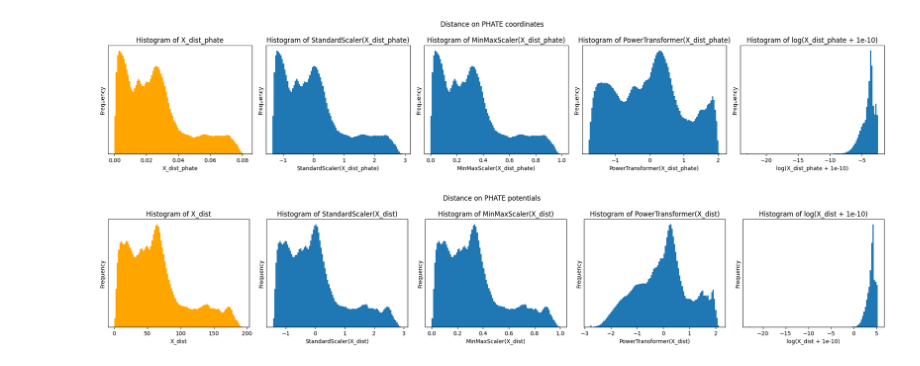
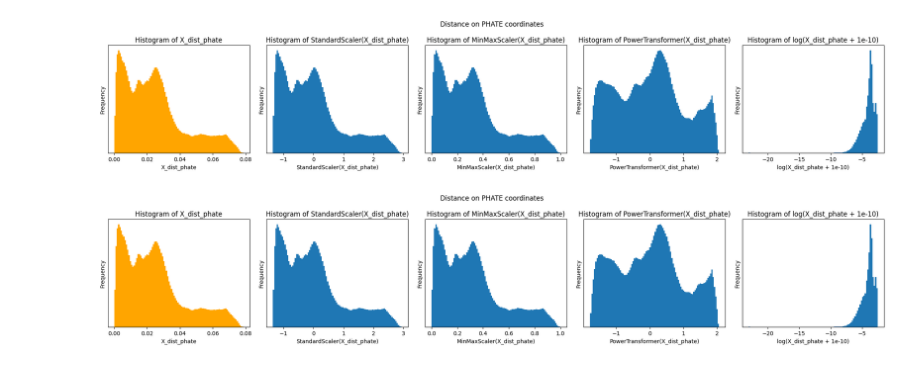
Before and after one commit to KrishnaswamyLab/GeometryAwareGenerativeAutoencoder, a Jupyter notebook: notebooks/eb_data_preprocessing.ipynb, the cells around one changed output. Saved outputs shown, nothing was run; the diff lists cells and outputs as text; code cells hidden in the pictures.

```diff
--- a/notebooks/eb_data_preprocessing.ipynb
+++ b/notebooks/eb_data_preprocessing.ipynb
@@ -180,51 +182,49 @@ plt.show()
 # %% [output]
 [figure]
 # %%
-ss = StandardScaler()
-mm = MinMaxScaler()
-pt = PowerTransformer()
+import torch
 fig, axs = plt.subplots(1, 5, figsize=(20, 4))
 
-# Plot histogram of X_dist
-axs[0].hist(X_dist.flatten(), bins=100, color='orange')
-axs[0].set_title("Histogram of X_dist")
-axs[0].set_xlabel("X_dist")
+# Plot histogram of X_dist_phate
+axs[0].hist(X_dist_phate.flatten(), bins=100, color='orange')
+axs[0].set_title("Histogram of X_dist_phate")
+axs[0].set_xlabel("X_dist_phate")
 axs[0].set_ylabel("Frequency")
 axs[0].set_yticks([])  # Turn off y ticks
 
-# Plot histogram of X_dist after StandardScaler transformation
-X_dist_ss = ss.fit_transform(X_dist.flatten().reshape(-1,1))
-axs[1].hist(X_dist_ss, bins=100)
-axs[1].set_title("Histogram of StandardScaler(X_dist)")
-axs[1].set_xlabel("StandardScaler(X_dist)")
+# Plot histogram of X_dist_phate after StandardScaler transformation
+X_dist_phate_ss1 = ss.transform(torch.from_numpy(X_dist_phate).flatten().reshape(-1,1))
+axs[1].hist(X_dist_phate_ss1.cpu().numpy(), bins=100)
+axs[1].set_title("Histogram of StandardScaler(X_dist_phate)")
+axs[1].set_xlabel("StandardScaler(X_dist_phate)")
 axs[1].set_ylabel("Frequency")
 axs[1].set_yticks([])  # Turn off y ticks
 
-# Plot histogram of X_dist after MinMaxScaler transformation
-X_dist_mm = mm.fit_transform(X_dist.flatten().reshape(-1,1))
-axs[2].hist(X_dist_mm, bins=100)
-axs[2].set_title("Histogram of MinMaxScaler(X_dist)")
-axs[2].set_xlabel("MinMaxScaler(X_dist)")
+# Plot histogram of X_dist_phate after MinMaxScaler transformation
+X_dist_phate_mm1 = mm.transform(torch.from_numpy(X_dist_phate).flatten().reshape(-1,1))
+axs[2].hist(X_dist_phate_mm1.cpu().numpy(), bins=100)
+axs[2].set_title("Histogram of MinMaxScaler(X_dist_phate)")
+axs[2].set_xlabel("MinMaxScaler(X_dist_phate)")
 axs[2].set_ylabel("Frequency")
 axs[2].set_yticks([])  # Turn off y ticks
 
-# Plot histogram of X_dist after PowerTransformer transformation
-X_dist_pt = pt.fit_transform(X_dist.flatten().reshape(-1,1))
-axs[3].hist(X_dist_pt, bins=100)
-axs[3].set_title("Histogram of PowerTransformer(X_dist)")
-axs[3].set_xlabel("PowerTransformer(X_dist)")
+# Plot histogram of X_dist_phate after PowerTransformer transformation
+X_dist_phate_pt1 = pt.transform(torch.from_numpy(X_dist_phate).flatten().reshape(-1,1))
+axs[3].hist(X_dist_phate_pt1.cpu().numpy(), bins=100)
+axs[3].set_title("Histogram of PowerTransformer(X_dist_phate)")
+axs[3].set_xlabel("PowerTransformer(X_dist_phate)")
 axs[3].set_ylabel("Frequency")
 axs[3].set_yticks([])  # Turn off y ticks
 
-X_dist_log = np.log(X_dist + 1e-10)
-axs[4].hist(X_dist_log.flatten(), bins=100)
-axs[4].set_title("Histogram of log(X_dist + 1e-10)")
-axs[4].set_xlabel("log(X_dist + 1e-10)")
+X_dist_phate_log1 = np.log(X_dist_phate + 1e-10)
+axs[4].hist(X_dist_phate_log1.flatten(), bins=100)
+axs[4].set_title("Histogram of log(X_dist_phate + 1e-10)")
+axs[4].set_xlabel("log(X_dist_phate + 1e-10)")
 axs[4].set_ylabel("Frequency")
 axs[4].set_yticks([])  # Turn off y ticks
 
-plt.suptitle("Distance on PHATE potentials")
+plt.suptitle("Distance on PHATE coordinates")
 plt.tight_layout()
 plt.show()
 # %% [output]
-[figure, old version]
+[figure, new version]
```
Also changed, not shown: parts of 13 cells of this notebook, 9 other files.
